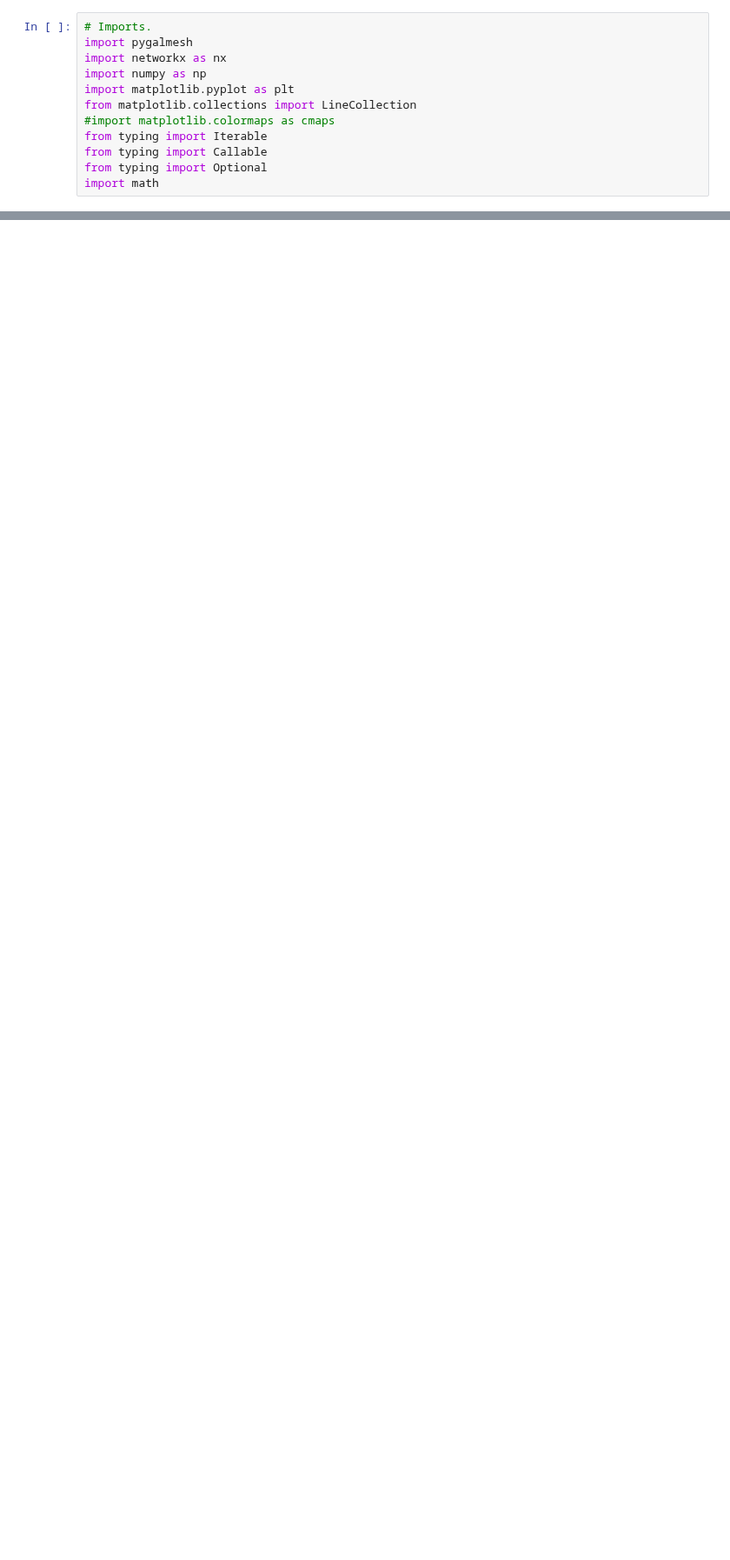
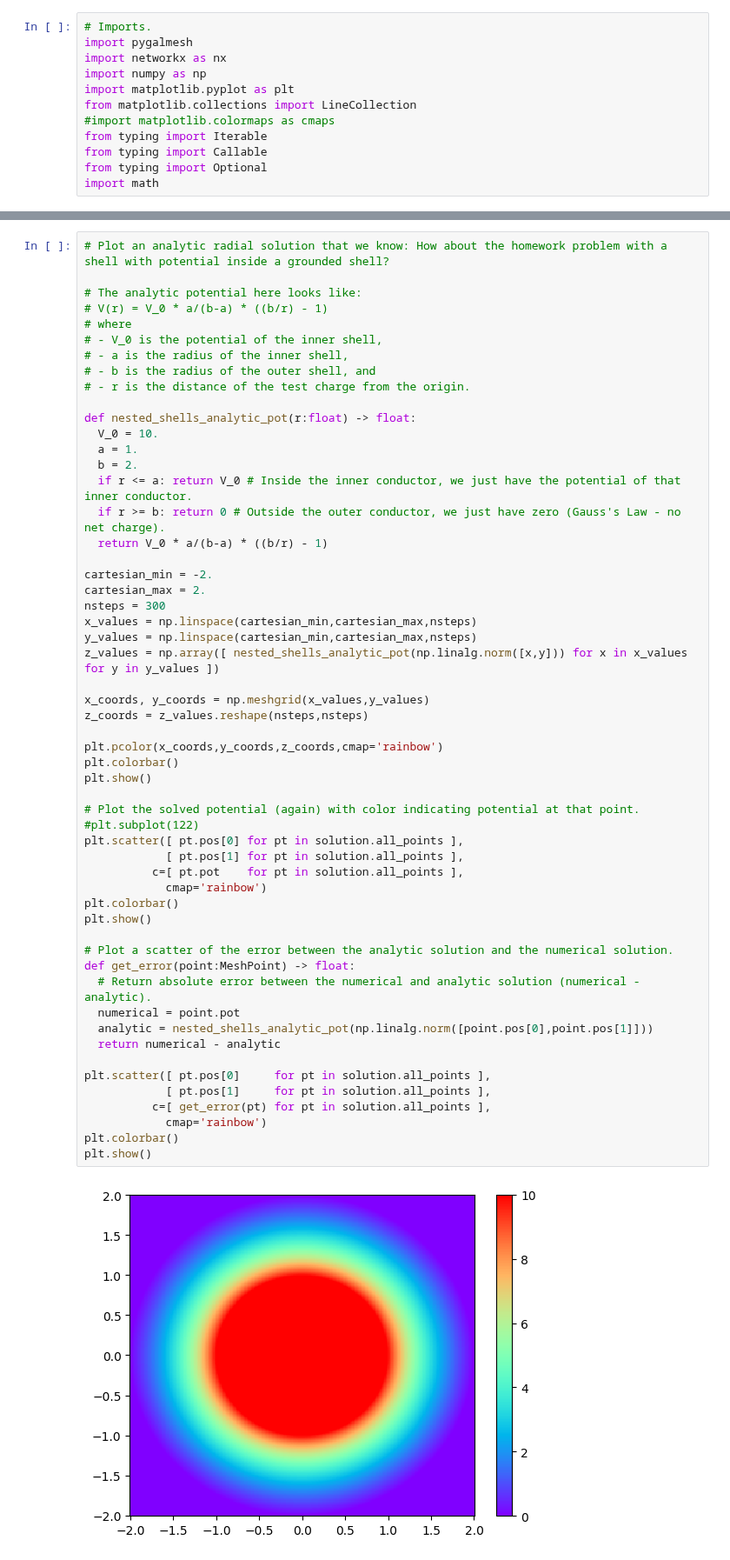
Before and after one commit to emmanuellfc/EM_Tufts_Fall2023, a Jupyter notebook: GeneralFiniteDifferences.ipynb, the cells around one changed output, grey strips where cells are left out. Shown at 87% size. Cells and saved outputs as stored; diff of their text form; blank space fills up the shorter version.

```diff
--- a/GeneralFiniteDifferences.ipynb
+++ b/GeneralFiniteDifferences.ipynb
@@ -276,0 +282,57 @@ PlotSolution(x, y)
+# %%
+# Plot an analytic radial solution that we know: How about the homework problem with a shell with potential inside a grounded shell?
+
+# The analytic potential here looks like:
+# V(r) = V_0 * a/(b-a) * ((b/r) - 1)
+# where
+# - V_0 is the potential of the inner shell,
+# - a is the radius of the inner shell,
+# - b is the radius of the outer shell, and
+# - r is the distance of the test charge from the origin.
+
+def nested_shells_analytic_pot(r:float) -> float:
+  V_0 = 10.
+  a = 1.
+  b = 2.
+  if r <= a: return V_0 # Inside the inner conductor, we just have the potential of that inner conductor.
+  if r >= b: return 0 # Outside the outer conductor, we just have zero (Gauss's Law - no net charge).
+  return V_0 * a/(b-a) * ((b/r) - 1)
+
+cartesian_min = -2.
+cartesian_max = 2.
+nsteps = 300
+x_values = np.linspace(cartesian_min,cartesian_max,nsteps)
+y_values = np.linspace(cartesian_min,cartesian_max,nsteps)
+z_values = np.array([ nested_shells_analytic_pot(np.linalg.norm([x,y])) for x in x_values for y in y_values ])
+
+x_coords, y_coords = np.meshgrid(x_values,y_values)
+z_coords = z_values.reshape(nsteps,nsteps)
+
+plt.pcolor(x_coords,y_coords,z_coords,cmap='rainbow')
+plt.colorbar()
+plt.show()
+
+# Plot the solved potential (again) with color indicating potential at that point.
+#plt.subplot(122)
+plt.scatter([ pt.pos[0] for pt in solution.all_points ],
+            [ pt.pos[1] for pt in solution.all_points ],
+          c=[ pt.pot    for pt in solution.all_points ],
+            cmap='rainbow')
+plt.colorbar()
+plt.show()
+
+# Plot a scatter of the error between the analytic solution and the numerical solution.
+def get_error(point:MeshPoint) -> float:
+  # Return absolute error between the numerical and analytic solution (numerical - analytic).
+  numerical = point.pot
+  analytic = nested_shells_analytic_pot(np.linalg.norm([point.pos[0],point.pos[1]]))
+  return numerical - analytic
+
+plt.scatter([ pt.pos[0]     for pt in solution.all_points ],
+            [ pt.pos[1]     for pt in solution.all_points ],
+          c=[ get_error(pt) for pt in solution.all_points ],
+            cmap='rainbow')
+plt.colorbar()
+plt.show()
+# %% [output]
+[figure, added]
```
Also changed, not shown: parts of 8 cells of this notebook.
